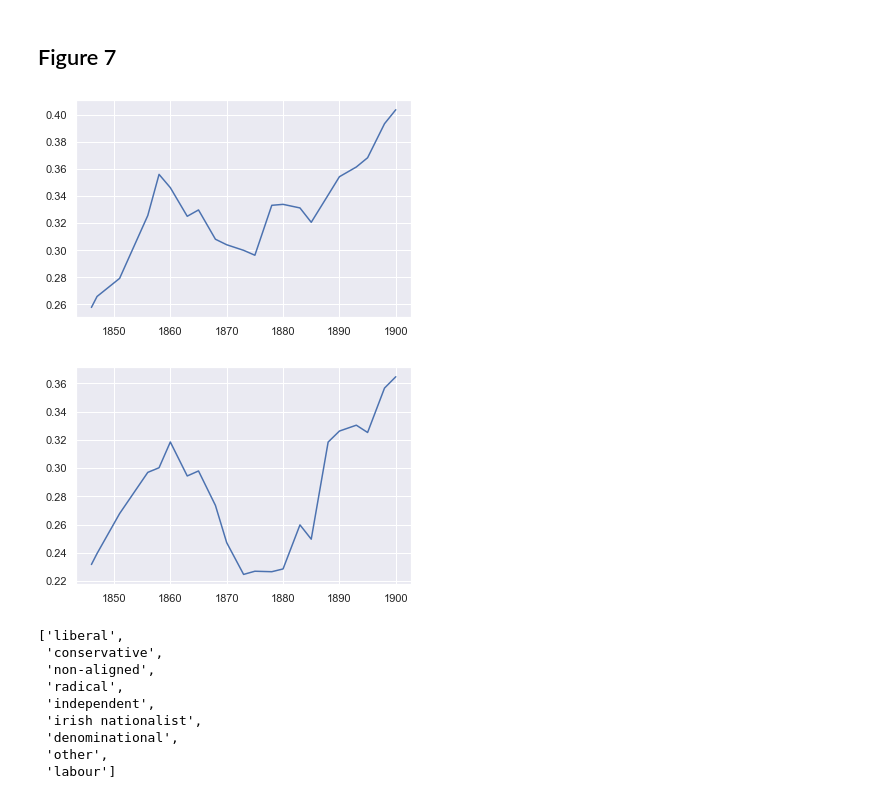
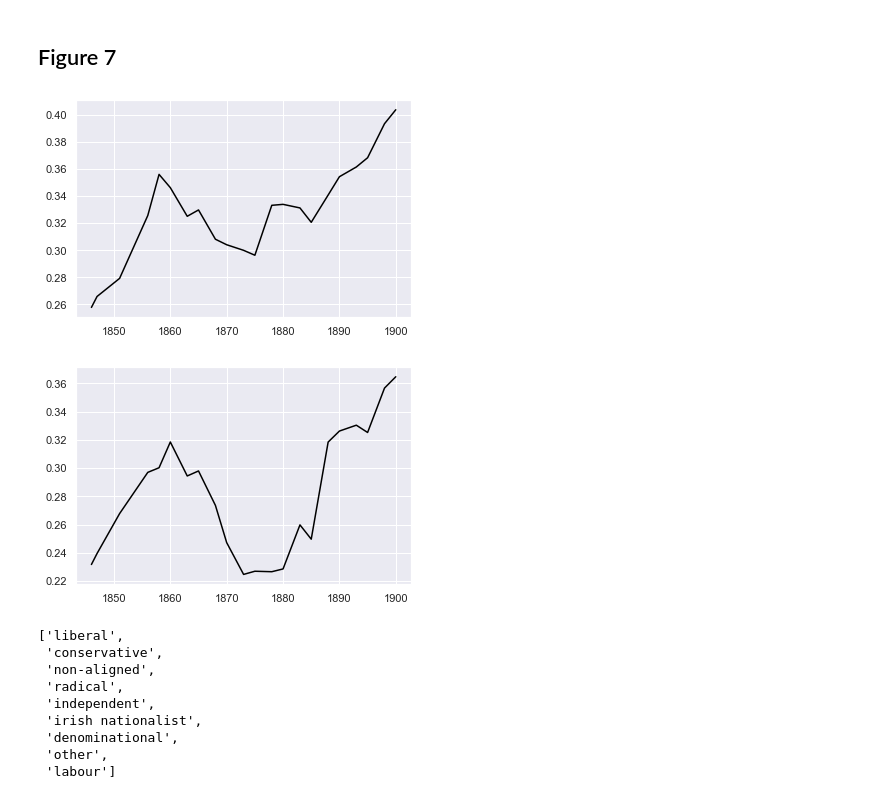
Before and after one commit to Living-with-machines/PressDirectories, a Jupyter notebook: code/2_Analysis.ipynb, the cells around one changed output. Saved outputs shown, nothing was run; the diff lists cells and outputs as text; code cells hidden in the pictures.

```diff
--- a/code/2_Analysis.ipynb
+++ b/code/2_Analysis.ipynb
@@ -122,18 +122,18 @@ plot_comparison_selected_categories([("non-aligned",'green'),("independent","y")
 target = 'POLITICS'
 parties = [p for p in df_prov[target].unique() if isinstance(p,str)]
 _,_,d= divergence(df_prov,parties,target=target) # df_prov[target].unique()
-fig = d.plot(legend=False).get_figure()
+fig = d.plot(legend=False,color='black').get_figure()
 fig.savefig(figures_path / 'figure_7_l.png')
 # %% [output]
-[figure, old version]
+[figure, new version]
 # %%
 target = 'POLITICS-2'
 parties = [p for p in df_prov[target].unique() if isinstance(p,str)]
 _,_,d= divergence(df_prov,parties,target=target) # df_prov[target].unique()
-fig = d.plot(legend=False).get_figure()
+fig = d.plot(legend=False,color='black').get_figure()
 fig.savefig(figures_path / 'figure_7_r.png')
 # %% [output]
-[figure, old version]
+[figure, new version]
 # %%
 parties
 # %% [output]
```
Also changed, not shown: parts of 7 cells of this notebook, 1 other file.
